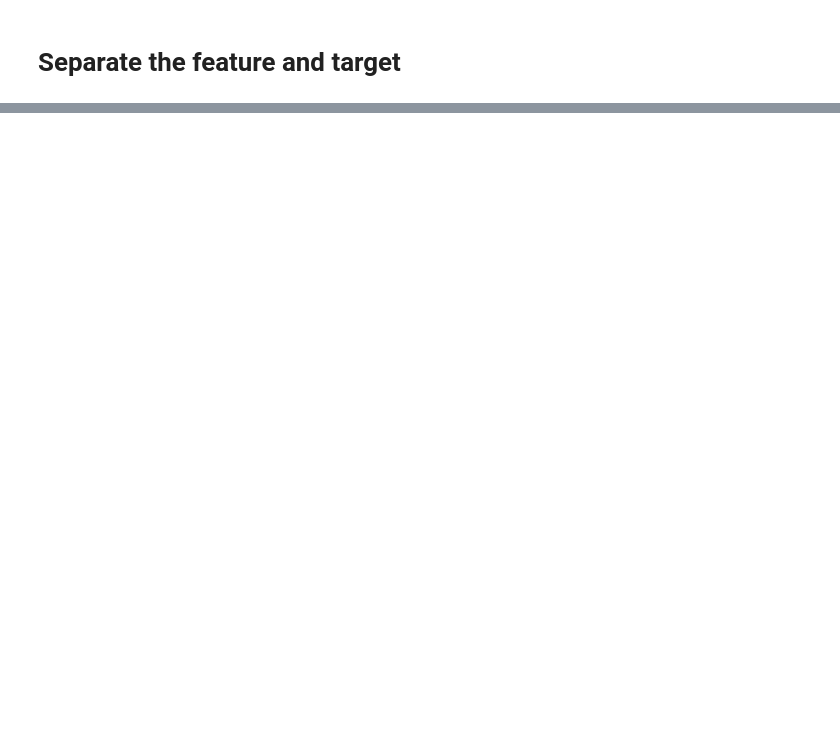
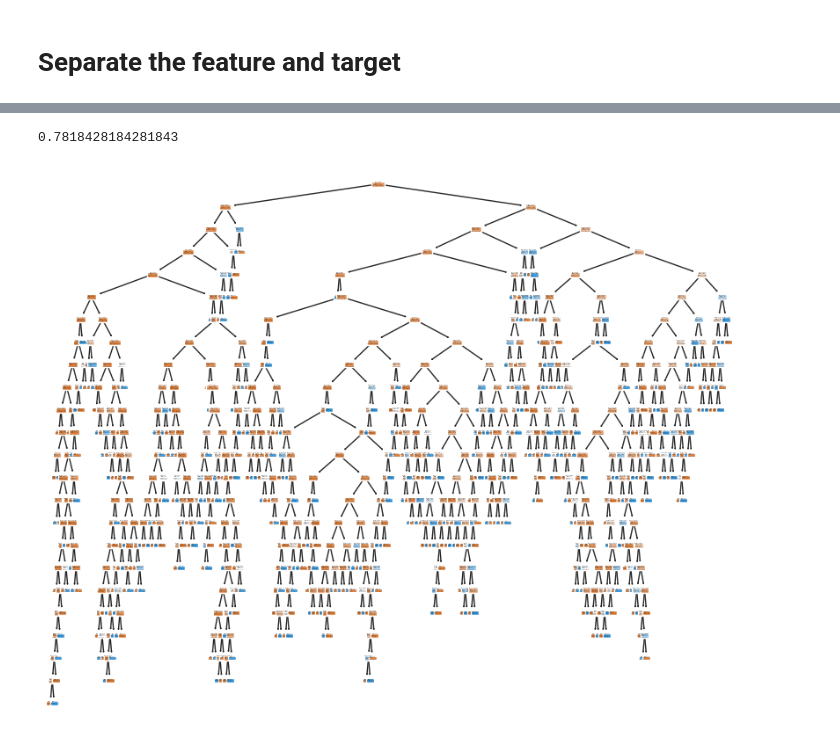
Before and after one commit to WarnerVance/CP2-ML, a Jupyter notebook: Intro to ML Notes/main.ipynb, the cells around one changed output, grey strips where cells are left out. Drawn from its saved outputs; the diff is of its cells as text; code cells hidden in the pictures; blank space fills up the shorter version.

```diff
--- a/Intro to ML Notes/main.ipynb
+++ b/Intro to ML Notes/main.ipynb
@@ -117,0 +167,13 @@ Feature: 14, Score: 0.11643
+# %%
+accuracy = (y_pred == y_test).mean()
+accuracy
+# %% [output]
+0.7818428184281843
+# %%
+from sklearn import tree
+import matplotlib.pyplot as plt
+plt.figure(figsize=(10,8))
+tree.plot_tree(dt, filled=True)
+plt.show()
+# %% [output]
+[figure, added]
```
Also changed, not shown: parts of 13 cells of this notebook.
